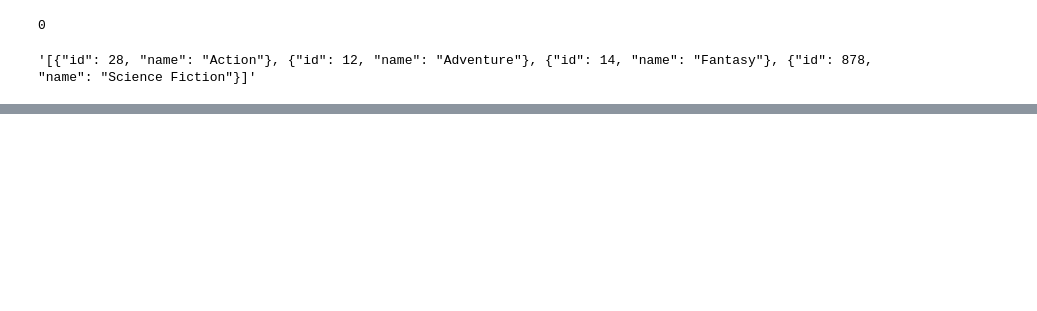
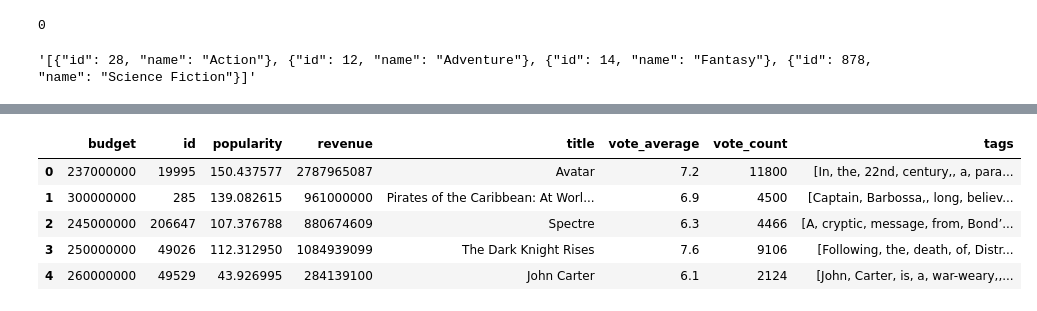
Before and after one commit to hason8193/CS115, a Jupyter notebook: Untitled3.ipynb, the cells around one changed output, grey strips where cells are left out. Drawn from its saved outputs; the diff is of its cells as text; code cells hidden in the pictures; blank space fills up the shorter version.

```diff
--- a/Untitled3.ipynb
+++ b/Untitled3.ipynb
@@ -148,0 +144,12 @@ AttributeError: '_Printer' object has no attribute 'head'
+# %%
+def collapse(L):
+    L1 = []
+    for i in L:
+        L1.append(i.replace(" ",""))
+    return L1
+# %%
+movies['production_companies'] = movies['production_companies'].apply(collapse)
+movies['production_countries'] = movies['production_countries'].apply(collapse)
+movies['genres'] = movies['genres'].apply(collapse)
+movies['keywords'] = movies['keywords'].apply(collapse)
+movies['spoken_languages'] = movies['spoken_languages'].apply(collapse)
@@ -148,0 +165,3 @@ AttributeError: '_Printer' object has no attribute 'head'
+# %%
+movies['overview'] = movies['overview'].apply(lambda x:x.split())
+movies['overview']
@@ -148,0 +181,12 @@ AttributeError: '_Printer' object has no attribute 'head'
+# %%
+movies['tags'] = movies['overview'] + movies['genres'] + movies['keywords'] + movies['production_companies']
+new = movies.drop(columns=['overview','genres','keywords','homepage','original_language','original_title','production_companies','production_countries',
+                           'release_date','runtime','spoken_languages','status','tagline'])
+new.head()
+# %% [output]
+|  | budget | id | popularity | revenue | title | vote_average | vote_count | tags |
+| 0 | 237000000 | 19995 | 150.437577 | 2787965087 | Avatar | 7.2 | 11800 | [In, the, 22nd, century,, a, para... |
+| 1 | 300000000 | 285 | 139.082615 | 961000000 | Pirates of the Caribbean: At Worl... | 6.9 | 4500 | [Captain, Barbossa,, long, believ... |
+| 2 | 245000000 | 206647 | 107.376788 | 880674609 | Spectre | 6.3 | 4466 | [A, cryptic, message, from, Bond’... |
+| 3 | 250000000 | 49026 | 112.312950 | 1084939099 | The Dark Knight Rises | 7.6 | 9106 | [Following, the, death, of, Distr... |
+| 4 | 260000000 | 49529 | 43.926995 | 284139100 | John Carter | 6.1 | 2124 | [John, Carter, is, a, war-weary,,... |
```
Also changed, not shown: parts of 6 cells of this notebook.
